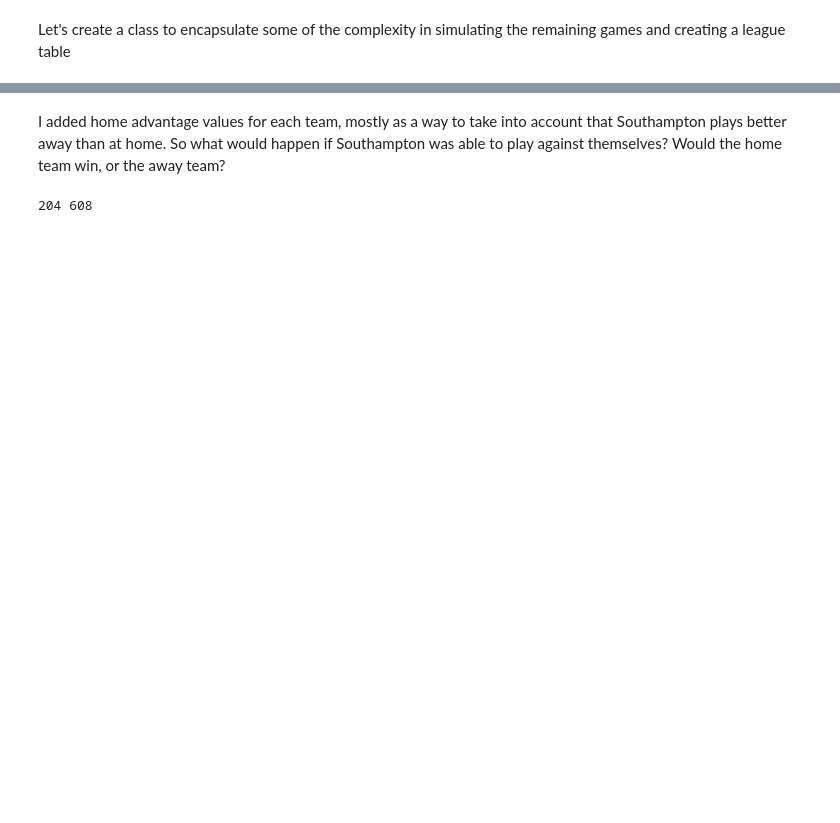
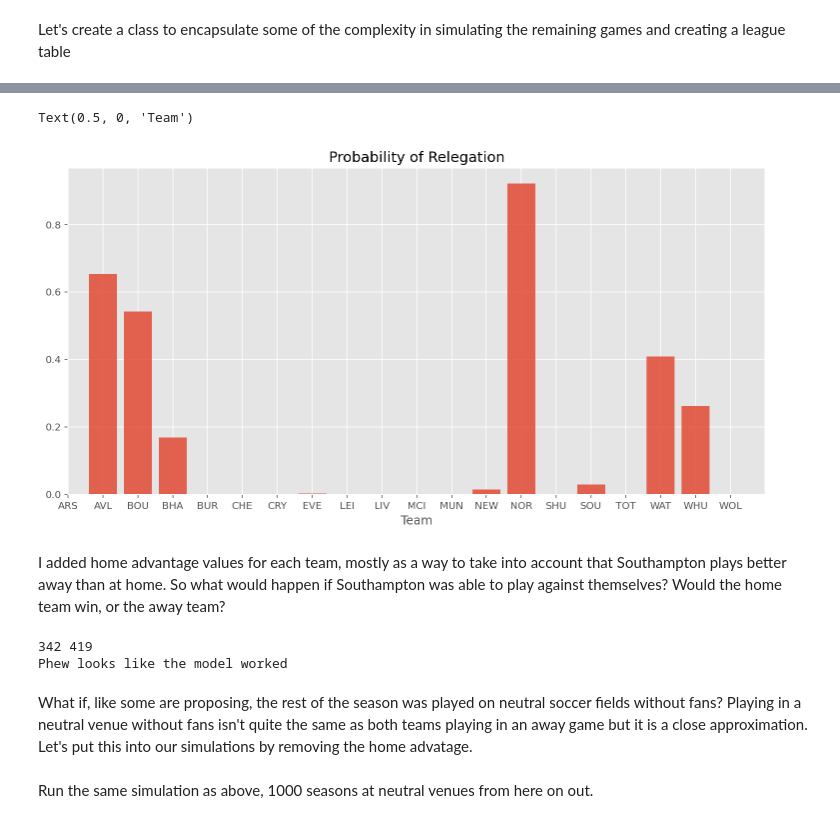
Before and after one commit to MatthewBurke1995/premier-league-predction-1920, a Jupyter notebook: premier league prediction 1920.ipynb, the cells around one changed output, grey strips where cells are left out. Saved outputs shown, nothing was run; the diff lists cells and outputs as text; code cells hidden in the pictures; blank space fills up the shorter version.

```diff
--- a/premier league prediction 1920.ipynb
+++ b/premier league prediction 1920.ipynb
@@ -287,0 +376,3 @@ ranks
+# %%
+def proportion_greater_than(integer, integer_list):
+    return len([i for i in integer_list if i > integer])/len(integer_list)
@@ -288,16 +394,33 @@ ranks
+# %%
+
+
+figsize(12.5, 6)
+teams = list(current_season.teams["team"])
+plt.bar(teams,[proportion_greater_than(17,positions[team]) for team in teams], alpha=0.85)
+plt.title(r"""Probability of Relegation""")
+plt.xlim([0, 20])
+plt.xlabel("Team")
+# %% [output]
+Text(0.5, 0, 'Team')
+[figure, added]
 # %% [markdown]
 I added home advantage values for each team, mostly as a way to take into account that Southampton plays better away than at home. So what would happen if Southampton was able to play against themselves? Would the home team win, or the away team?
 # %%
 home_wins=0
 away_wins=0
+for i in range(1000):
 
-for i in range(1000):
-    home, away =season.simulate_game("SOU","SOU")
+    home, away =current_season.simulate_game("SOU","SOU")
     if home > away:
         home_wins+=1
     elif home < away:
         away_wins+=1
+print(home_wins,away_wins)
 
-print(home_wins,away_wins)
+if away_wins> home_wins:
+    print("Phew looks like the model worked")
 # %% [output]
-204 608
+342 419
+Phew looks like the model worked
+# %% [markdown]
+What if, like some are proposing, the rest of the season was played on neutral soccer fields without fans? Playing in a neutral venue without fans isn't quite the same as both teams playing in an away game but it is a close approximation. Let's put this into our simulations by removing the home advatage.
@@ -303,0 +453,2 @@ print(home_wins,away_wins)
+# %% [markdown]
+Run the same simulation as above, 1000 seasons at neutral venues from here on out.
```
Also changed, not shown: parts of 25 cells of this notebook, 1 other file.
